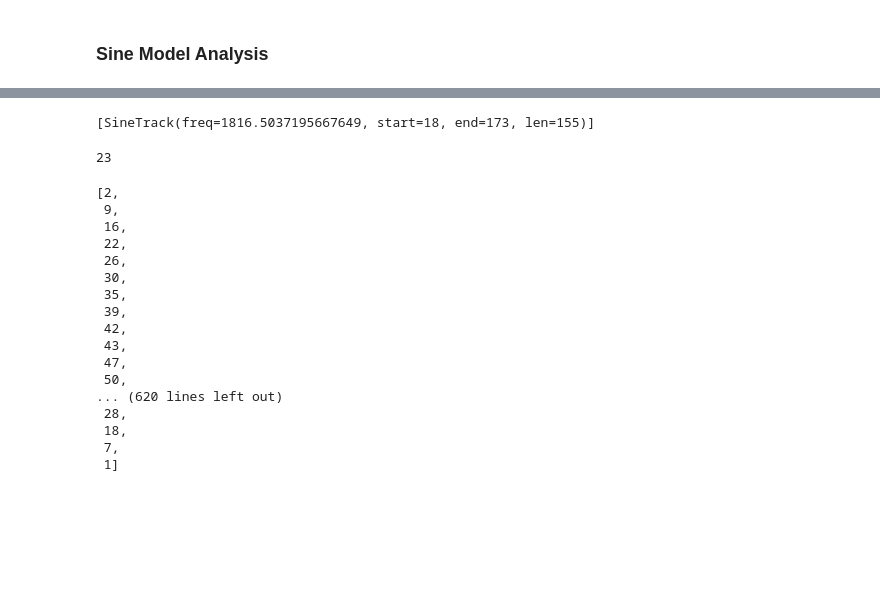
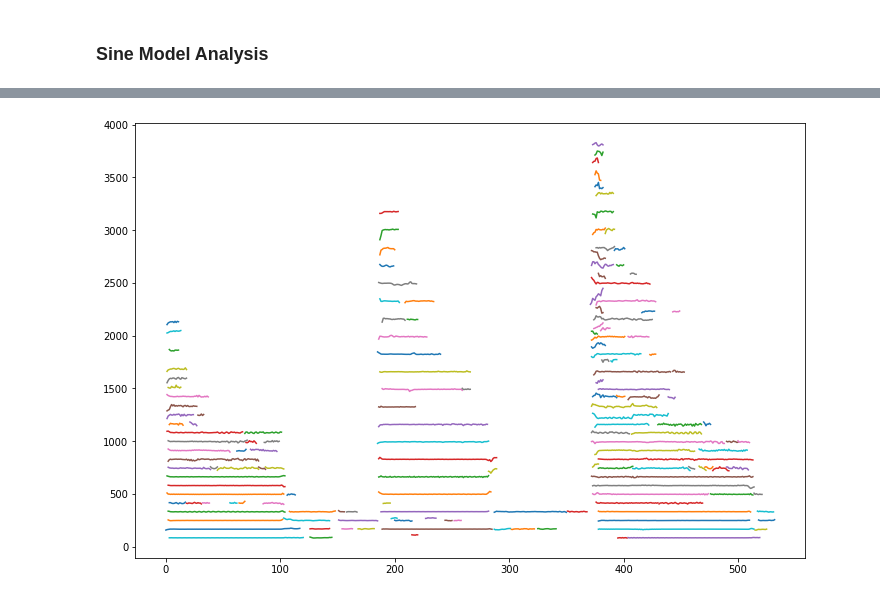
Before and after one commit to jhartquist/rtma, a Jupyter notebook: nbs/05_objects.ipynb, the cells around one changed output, grey strips where cells are left out. Saved outputs shown, nothing was run; the diff lists cells and outputs as text; code cells hidden in the pictures; blank space fills up the shorter version.

Commit message:
sine model basically working in 05; need to validate

```diff
--- a/nbs/05_objects.ipynb
+++ b/nbs/05_objects.ipynb
@@ -392,18 +395,18 @@ class SineModelAnalysis(PeakAnalysis):
             yield frame
 # %%
 sma = SineModelAnalysis(s,
-                        fft_size=2048,
+                        fft_size=4096,
                         window_name='hamming',
-                        frame_size=601,
-                        hop_size=150,
-                        peak_threshold=-50,
-                        freq_dev_offset=20,
-                        freq_dev_slope=0.01)
+                        frame_size=2049,
+                        hop_size=512,
+                        peak_threshold=-20,
+                        freq_dev_offset=2,
+                        freq_dev_slope=0.02)
 # %%
 from itertools import islice
 # %%
-n_frames = 5
-for f in islice(sma.sine_model_frames, n_frames):
-    print('---')
-    for t in f.tracks:
-        print(t)
+# n_frames = 5
+# for f in islice(sma.sine_model_frames, n_frames):
+#     print('---')
+#     for t in f.tracks:
+#         print(t)
@@ -434,28 +419,11 @@ len(sma_frames)
-# %%
-sma_frames[-1].tracks
-# %% [output]
-[SineTrack(freq=1816.5037195667649, start=18, end=173, len=155)]
-# %%
-len(sma_frames[-5].tracks)
-# %% [output]
-23
-# %%
-[len(f.tracks) for f in sma_frames]
-# %% [output]
-[2,
- 9,
- 16,
- 22,
- 26,
- 30,
- 35,
- 39,
- 42,
- 43,
- 47,
- 50,
-... (620 lines left out)
- 28,
- 18,
- 7,
- 1]
+# %%
+tracks = sma_frames[-1].tracks
+tracks = [t for t in tracks if (len(t) > 5) and (t.frequency < 5000.0)]
+# %%
+n_tracks = len(tracks)
+
+plt.figure(figsize=(12, 8))
+for t in tracks[:n_tracks]:
+    plt.plot(np.arange(t.start_index, t.end_index), [p.frequency for p in t.peaks])
+# %% [output]
+[figure, added]
```
Also changed, not shown: parts of 12 cells of this notebook.
